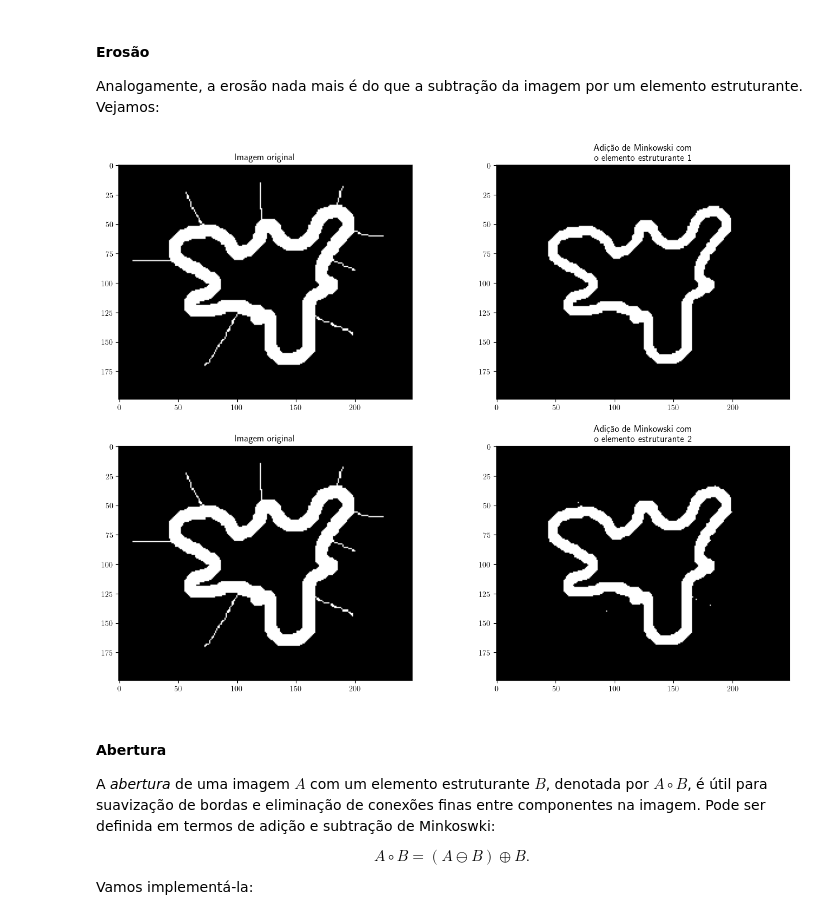
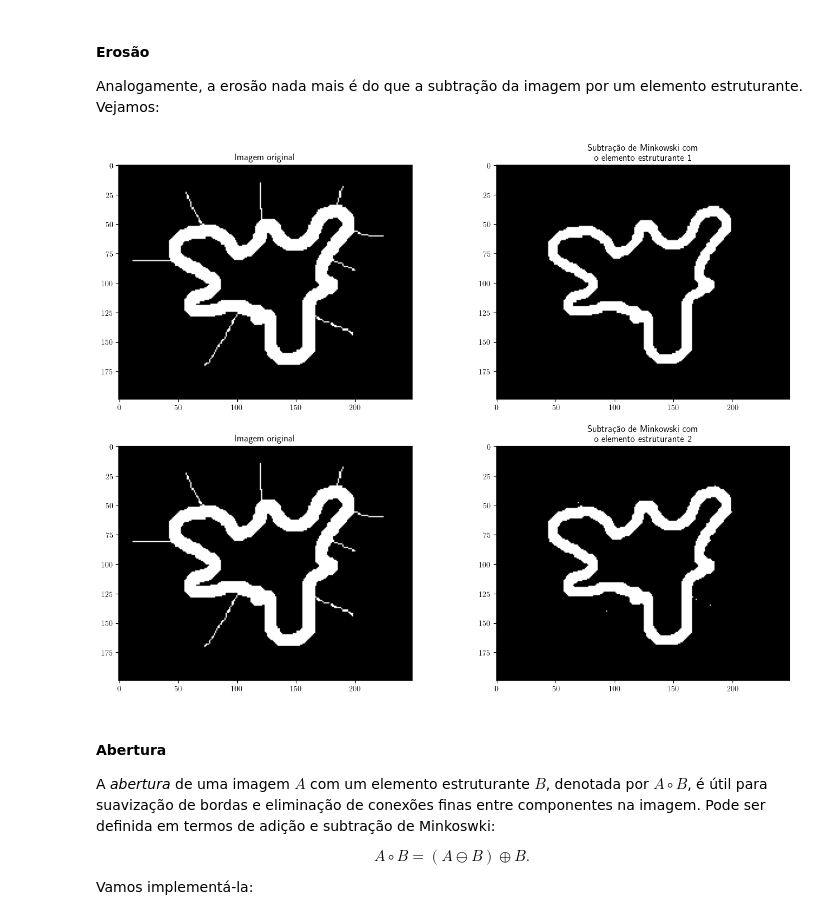
Before and after one commit to lamac-uece/tutoriais-lamac, a Jupyter notebook: processamento_de_imagens/morfologia_matematica.ipynb, the cells around one changed output. Drawn from its saved outputs; the diff is of its cells as text; code cells hidden in the pictures.

```diff
--- a/processamento_de_imagens/morfologia_matematica.ipynb
+++ b/processamento_de_imagens/morfologia_matematica.ipynb
@@ -392,16 +392,16 @@ Analogamente, a erosão nada mais é do que a subtração da imagem por um eleme
 # %%
 _, ax = plt.subplots(2,2, figsize=(16,12))
 ax[0,0].imshow(img2, cmap='gray')
 ax[0,0].set_title('Imagem original')
 ax[0,1].imshow(subtracao_de_minkowski(img2, es1), cmap='gray')
-ax[0,1].set_title('Adição de Minkowski com\no elemento estruturante 1')
+ax[0,1].set_title('Subtração de Minkowski com\no elemento estruturante 1')
 ax[1,0].imshow(img2, cmap='gray')
 ax[1,0].set_title('Imagem original')
 ax[1,1].imshow(subtracao_de_minkowski(img2, es2), cmap='gray')
-ax[1,1].set_title('Adição de Minkowski com\no elemento estruturante 2')
+ax[1,1].set_title('Subtração de Minkowski com\no elemento estruturante 2')
 plt.show()
 # %% [output]
-[figure, old version]
+[figure, new version]
 # %% [markdown]
 #### Abertura
 
```
Also changed, not shown: parts of 2 cells of this notebook.
